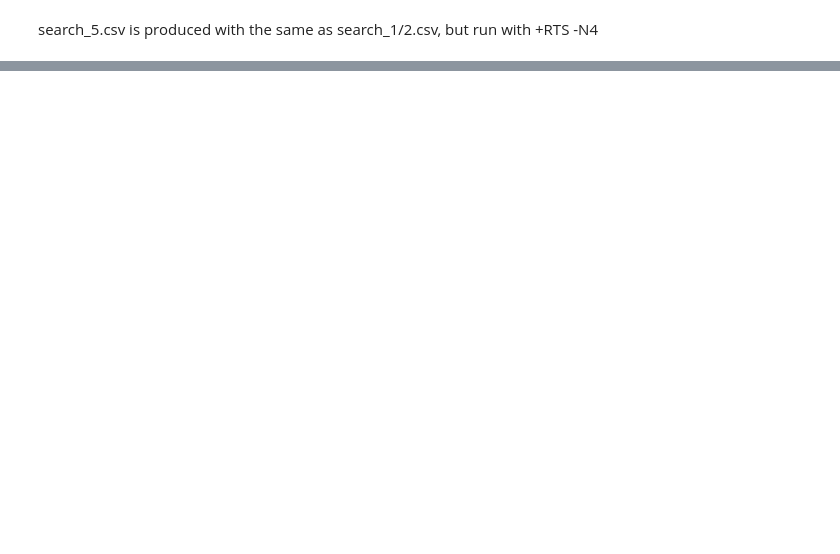
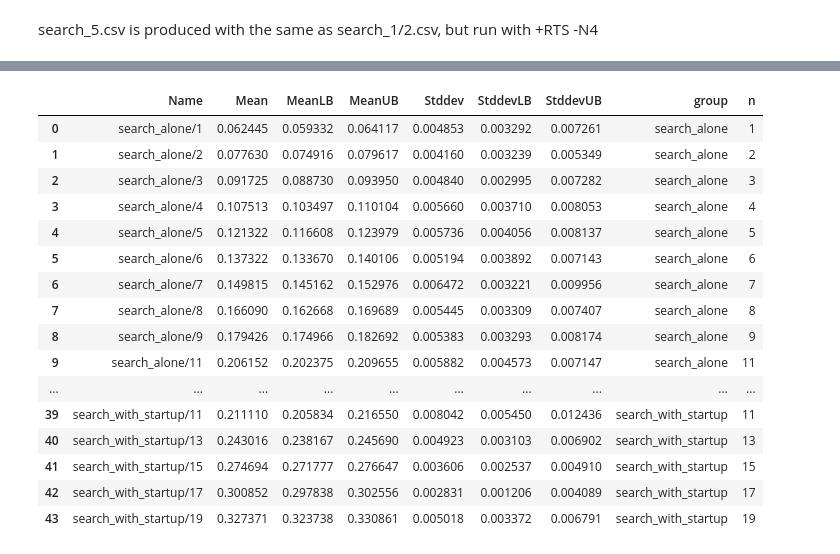
Before and after one commit to qwfy/doc-browser, a Jupyter notebook: prof/search.ipynb, the cells around one changed output, grey strips where cells are left out. Cells and saved outputs as stored; diff of their text form; code cells hidden in the pictures; blank space fills up the shorter version.

Commit message:
The search algorithm costs too much

```diff
--- a/prof/search.ipynb
+++ b/prof/search.ipynb
@@ -224,0 +320,28 @@ max    245943.000000  247240.000000  248584.000000
+# %%
+names = list(before['Name'].values)
+# %%
+groups, ns = list(zip(*[name.split('/') for name in names]))
+# %%
+before['group'] = groups
+# %%
+before['n'] = ns
+# %%
+before
+# %% [output]
+|  | Name | Mean | MeanLB | MeanUB | Stddev | StddevLB | StddevUB | group | n |
+| 0 | search_alone/1 | 0.062445 | 0.059332 | 0.064117 | 0.004853 | 0.003292 | 0.007261 | search_alone | 1 |
+| 1 | search_alone/2 | 0.077630 | 0.074916 | 0.079617 | 0.004160 | 0.003239 | 0.005349 | search_alone | 2 |
+| 2 | search_alone/3 | 0.091725 | 0.088730 | 0.093950 | 0.004840 | 0.002995 | 0.007282 | search_alone | 3 |
+| 3 | search_alone/4 | 0.107513 | 0.103497 | 0.110104 | 0.005660 | 0.003710 | 0.008053 | search_alone | 4 |
+| 4 | search_alone/5 | 0.121322 | 0.116608 | 0.123979 | 0.005736 | 0.004056 | 0.008137 | search_alone | 5 |
+| 5 | search_alone/6 | 0.137322 | 0.133670 | 0.140106 | 0.005194 | 0.003892 | 0.007143 | search_alone | 6 |
+| 6 | search_alone/7 | 0.149815 | 0.145162 | 0.152976 | 0.006472 | 0.003221 | 0.009956 | search_alone | 7 |
+| 7 | search_alone/8 | 0.166090 | 0.162668 | 0.169689 | 0.005445 | 0.003309 | 0.007407 | search_alone | 8 |
+| 8 | search_alone/9 | 0.179426 | 0.174966 | 0.182692 | 0.005383 | 0.003293 | 0.008174 | search_alone | 9 |
+| 9 | search_alone/11 | 0.206152 | 0.202375 | 0.209655 | 0.005882 | 0.004573 | 0.007147 | search_alone | 11 |
+| ... | ... | ... | ... | ... | ... | ... | ... | ... | ... |
+| 39 | search_with_startup/11 | 0.211110 | 0.205834 | 0.216550 | 0.008042 | 0.005450 | 0.012436 | search_with_startup | 11 |
+| 40 | search_with_startup/13 | 0.243016 | 0.238167 | 0.245690 | 0.004923 | 0.003103 | 0.006902 | search_with_startup | 13 |
+| 41 | search_with_startup/15 | 0.274694 | 0.271777 | 0.276647 | 0.003606 | 0.002537 | 0.004910 | search_with_startup | 15 |
+| 42 | search_with_startup/17 | 0.300852 | 0.297838 | 0.302556 | 0.002831 | 0.001206 | 0.004089 | search_with_startup | 17 |
+| 43 | search_with_startup/19 | 0.327371 | 0.323738 | 0.330861 | 0.005018 | 0.003372 | 0.006791 | search_with_startup | 19 |
```
Also changed, not shown: parts of 18 cells of this notebook, 9 other files.
